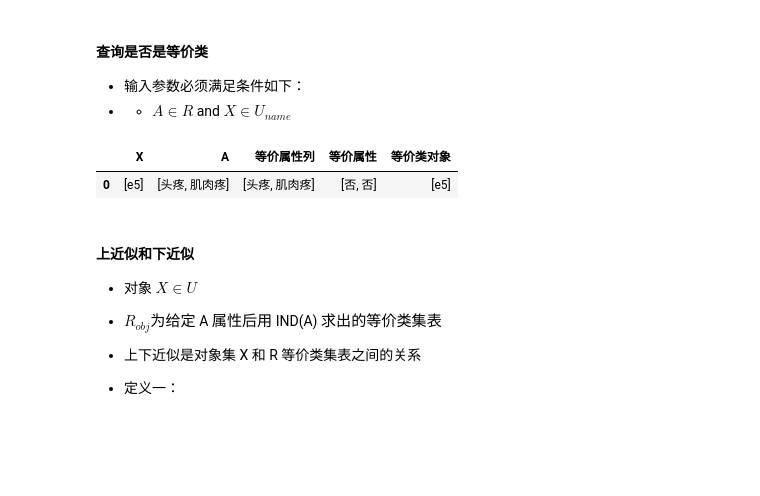
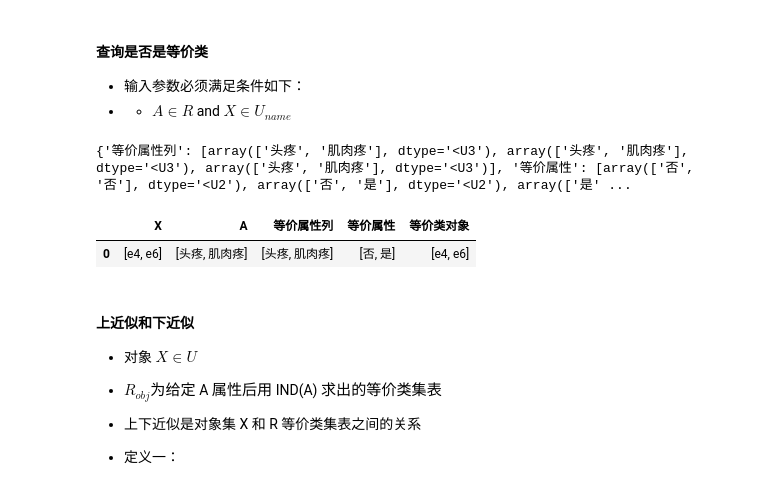
Before and after one commit to YiyaoZhang9527/Algorithm-class-at-Huai-Vocational-College, a Jupyter notebook: 数据预处理/特征选择/离散特征选择方法/粗糙集属性约减/粗糙集基础知识.ipynb, the cells around one changed output. Saved outputs shown, nothing was run; the diff lists cells and outputs as text; code cells hidden in the pictures; blank space fills up the shorter version.

```diff
--- a/数据预处理/特征选择/离散特征选择方法/粗糙集属性约减/粗糙集基础知识.ipynb
+++ b/数据预处理/特征选择/离散特征选择方法/粗糙集属性约减/粗糙集基础知识.ipynb
@@ -252,6 +252,8 @@ def isIND(U,R,A:iter,X:iter,out_dataframe=None):
     """
     U_i = U[:,0]
     step_1 = IND(U,R,A)
+    print(step_1)
+
     A = np.sort(np.array(A,dtype=np.str_))
     X = np.sort(np.array(X,dtype=np.str_))
 
@@ -265,35 +267,36 @@ def isIND(U,R,A:iter,X:iter,out_dataframe=None):
         "等价属性列":[]
         ,"等价属性":[]
         ,"等价类对象":[]
             }
 
 
     for _,x in enumerate(Equivalence_class_object):
         # 求X对象名与等价类中的对象名的交集
         is_intersection = np.intersect1d(X ,x)
         # 如果存在交集，就存储
         if len(is_intersection) >= len(X):
 
             return_eq["等价类对象"].append(Equivalence_class_object[_])
             return_eq["等价属性"].append(Equivalence_attribute[_])
             return_eq["等价属性列"].append(Equivalencet_attribute_columns[_])
 
 
     return_condition = len(return_eq["等价属性列"])>0
     if out_dataframe:
         if return_condition:
             return pd.DataFrame(return_eq)
         return f"查询属性A:{A}，与查询对象X:{X}，没有等价类"
     else:
         if return_condition:
             return return_eq
         return f"查询属性A:{A}，与查询对象X:{X}，没有等价类"
 
 
-isIND(U,R,A=["头疼","肌肉疼"],X=["e5"],out_dataframe=True)
+isIND(U,R,A=["头疼","肌肉疼"],X=["e4","e6"],out_dataframe=True)
 # %% [output]
+{'等价属性列': [array(['头疼', '肌肉疼'], dtype='<U3'), array(['头疼', '肌肉疼'], dtype='<U3'), array(['头疼', '肌肉疼'], dtype='<U3')], '等价属性': [array(['否', '否'], dtype='<U2'), array(['否', '是'], dtype='<U2'), array(['是' ...
 |  | X | A | 等价属性列 | 等价属性 | 等价类对象 |
-| 0 | [e5] | [头疼, 肌肉疼] | [头疼, 肌肉疼] | [否, 否] | [e5] |
+| 0 | [e4, e6] | [头疼, 肌肉疼] | [头疼, 肌肉疼] | [否, 是] | [e4, e6] |
 # %% [markdown]
 
 
```
Also changed, not shown: parts of 2 cells of this notebook.
